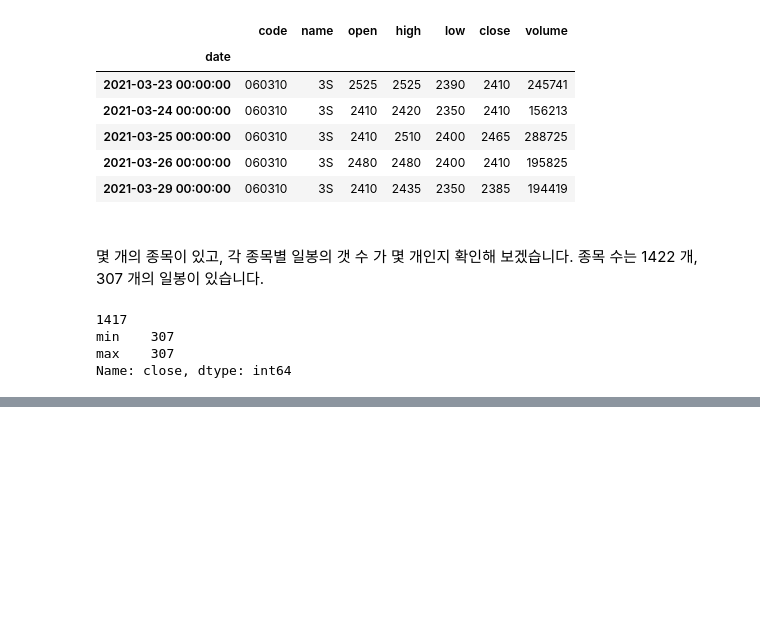
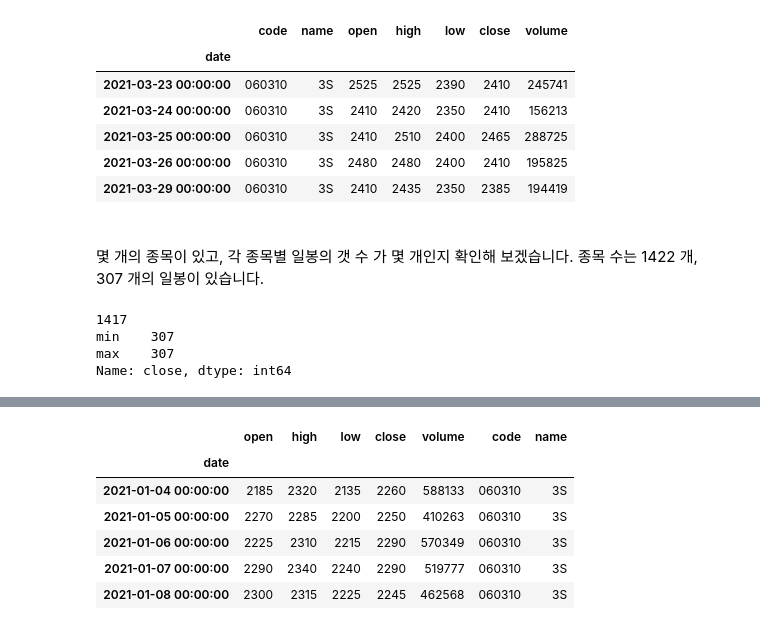
Before and after one commit to occam-KHS/JupyterBook, a Jupyter notebook: _build/jupyter_execute/chapter4/4.4.1_Data_Collection.ipynb, the cells around one changed output, grey strips where cells are left out. Drawn from its saved outputs; the diff is of its cells as text; code cells hidden in the pictures; blank space fills up the shorter version.

```diff
--- a/_build/jupyter_execute/chapter4/4.4.1_Data_Collection.ipynb
+++ b/_build/jupyter_execute/chapter4/4.4.1_Data_Collection.ipynb
@@ -164,0 +197,11 @@ Name: close, dtype: int64
+# %%
+price_data = pd.read_pickle('stock_data_from_pykrx.pkl')
+price_data.head().style.set_table_attributes('style="font-size: 12px"')
+# %% [output]
+|  | open | high | low | close | volume | code | name |
+| date |  |  |  |  |  |  |  |
+| 2021-01-04 00:00:00 | 2185 | 2320 | 2135 | 2260 | 588133 | 060310 | 3S |
+| 2021-01-05 00:00:00 | 2270 | 2285 | 2200 | 2250 | 410263 | 060310 | 3S |
+| 2021-01-06 00:00:00 | 2225 | 2310 | 2215 | 2290 | 570349 | 060310 | 3S |
+| 2021-01-07 00:00:00 | 2290 | 2340 | 2240 | 2290 | 519777 | 060310 | 3S |
+| 2021-01-08 00:00:00 | 2300 | 2315 | 2225 | 2245 | 462568 | 060310 | 3S |
```
Also changed, not shown: parts of 7 cells of this notebook, 6 other files.
